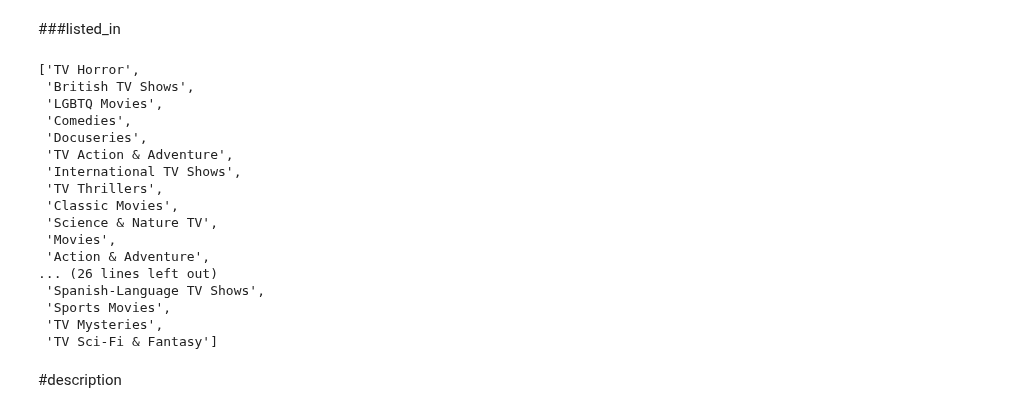
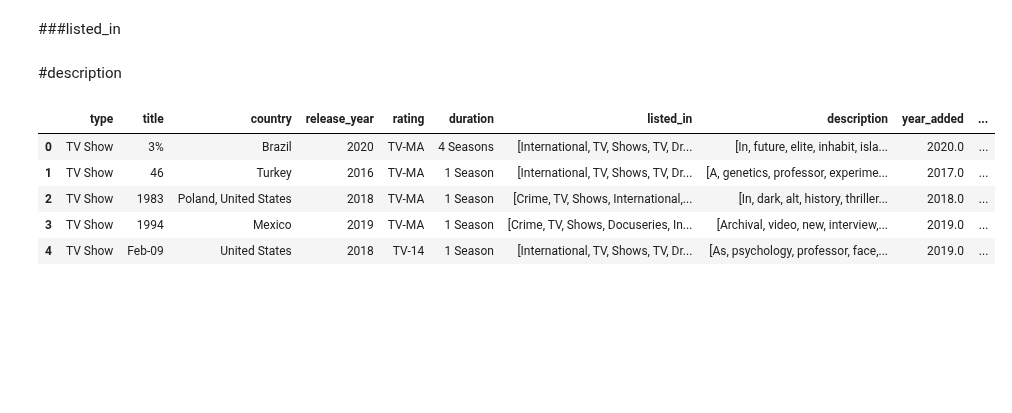
Before and after one commit to gauriagarwal18/NETFLIX_MOVIES_AND_TV_SHOWS_CLUSTERING, a Jupyter notebook: Netflix_Movies_And_Tv_Shows_Clustering_.ipynb, the cells around one changed output. Drawn from its saved outputs; the diff is of its cells as text; code cells hidden in the pictures; blank space fills up the shorter version.

```diff
--- a/Netflix_Movies_And_Tv_Shows_Clustering_.ipynb
+++ b/Netflix_Movies_And_Tv_Shows_Clustering_.ipynb
@@ -652,2 +649,10 @@ def nlp_of_text(text):
+# %%
+def nlp_of_text(text):
+  text=remove_extra_spaces(text)
+  text=remove_stopping_words(text)
+  text=remove_punctuations(text)
+  text=remove_fullstop(text)
+  text=lemmatisation_text(text)
+  return tokenize_words(text)
 # %% [markdown]
 ###Title
@@ -656,3 +659,5 @@ def nlp_of_text(text):
+# %%
+netflix["titel"]=[nlp_of_text(x) for x in netflix["title"]]
 # %% [markdown]
 ###Country
 # %%
@@ -746,27 +751,18 @@ Name: duration, dtype: int64
 [figure]
 # %% [markdown]
 ###listed_in
-# %%
-listed=[x.split(",") for x in netflix["listed_in"]]
-listed=[c.strip() for i in listed for c in i]
-list(set(listed))
-# %% [output]
-['TV Horror',
- 'British TV Shows',
- 'LGBTQ Movies',
- 'Comedies',
- 'Docuseries',
- 'TV Action & Adventure',
- 'International TV Shows',
- 'TV Thrillers',
- 'Classic Movies',
- 'Science & Nature TV',
- 'Movies',
- 'Action & Adventure',
-... (26 lines left out)
- 'Spanish-Language TV Shows',
- 'Sports Movies',
- 'TV Mysteries',
- 'TV Sci-Fi & Fantasy']
+# %%
+netflix["listed_in"]=[nlp_of_text(x) for x in netflix["listed_in"]]
 # %% [markdown]
 #description
+# %%
+netflix["description"]=[nlp_of_text(x) for x in netflix["description"]]
+# %%
+netflix.head()
+# %% [output]
+|  | type | title | country | release_year | rating | duration | listed_in | description | year_added | ... |
+| 0 | TV Show | 3% | Brazil | 2020 | TV-MA | 4 Seasons | [International, TV, Shows, TV, Dr... | [In, future, elite, inhabit, isla... | 2020.0 | ... |
+| 1 | TV Show | 46 | Turkey | 2016 | TV-MA | 1 Season | [International, TV, Shows, TV, Dr... | [A, genetics, professor, experime... | 2017.0 | ... |
+| 2 | TV Show | 1983 | Poland, United States | 2018 | TV-MA | 1 Season | [Crime, TV, Shows, International,... | [In, dark, alt, history, thriller... | 2018.0 | ... |
+| 3 | TV Show | 1994 | Mexico | 2019 | TV-MA | 1 Season | [Crime, TV, Shows, Docuseries, In... | [Archival, video, new, interview,... | 2019.0 | ... |
+| 4 | TV Show | Feb-09 | United States | 2018 | TV-14 | 1 Season | [International, TV, Shows, TV, Dr... | [As, psychology, professor, face,... | 2019.0 | ... |
```
Also changed, not shown: parts of 2 cells of this notebook.
